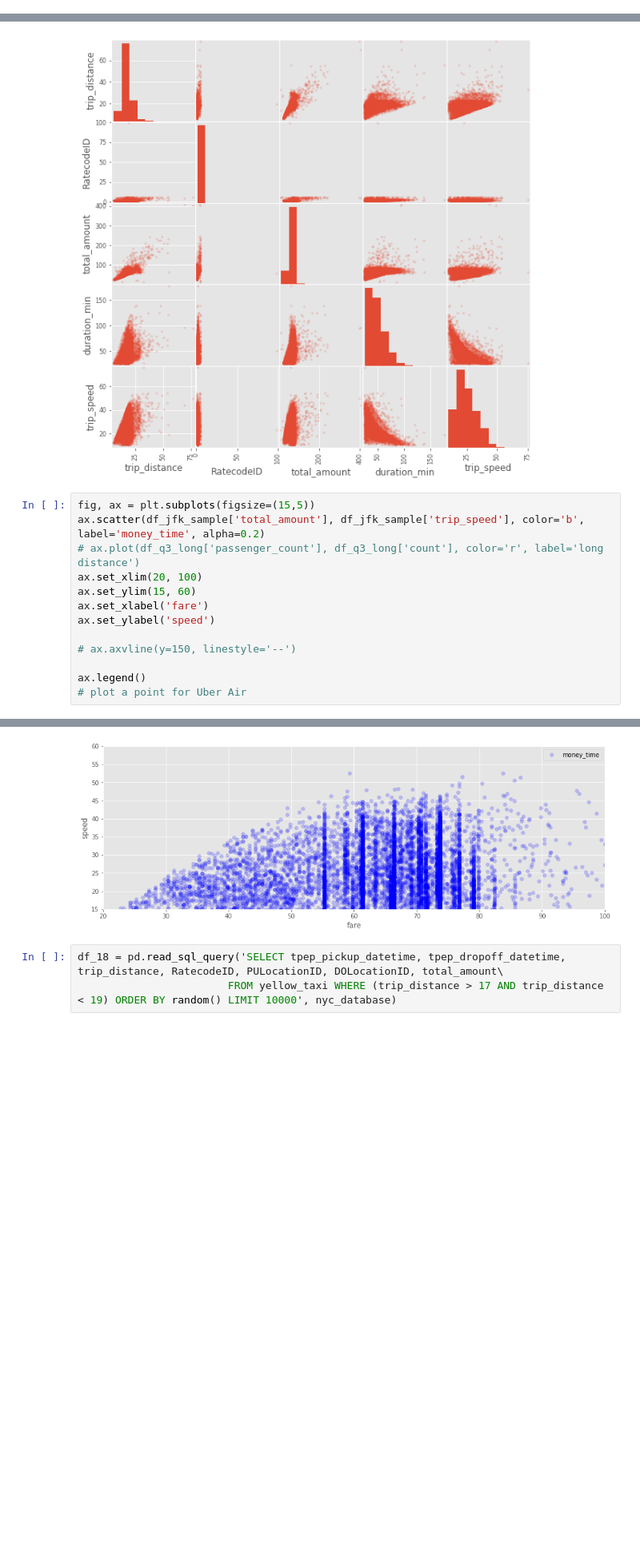
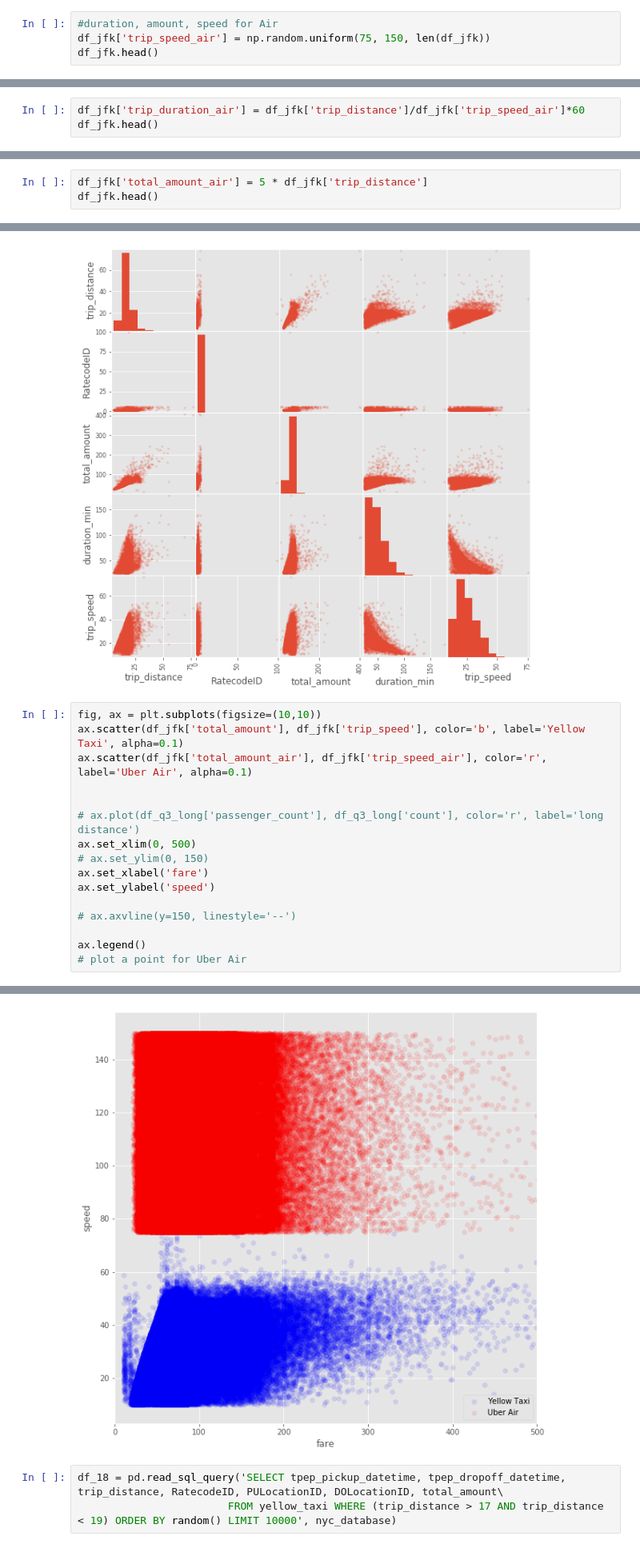
Before and after one commit to saehuh/Uber_Air__NYC, a Jupyter notebook: uber_air_nyc.ipynb, the cells around one changed output, grey strips where cells are left out. Shown at 80% size. Saved outputs shown, nothing was run; the diff lists cells and outputs as text; blank space fills up the shorter version.

```diff
--- a/uber_air_nyc.ipynb
+++ b/uber_air_nyc.ipynb
@@ -959,0 +1144,4 @@ df_jfk.describe()
+# %%
+#duration, amount, speed for Air
+df_jfk['trip_speed_air'] = np.random.uniform(75, 150, len(df_jfk))
+df_jfk.head()
@@ -959,0 +1155,3 @@ df_jfk.describe()
+# %%
+df_jfk['trip_duration_air'] = df_jfk['trip_distance']/df_jfk['trip_speed_air']*60
+df_jfk.head()
@@ -959,0 +1165,3 @@ df_jfk.describe()
+# %%
+df_jfk['total_amount_air'] = 5 * df_jfk['trip_distance']
+df_jfk.head()
@@ -1002,21 +1233,24 @@ array([[<matplotlib.axes._subplots.AxesSubplot object at 0x...>,
       dtype=object)
 [figure]
 # %%
-fig, ax = plt.subplots(figsize=(15,5))
-ax.scatter(df_jfk_sample['total_amount'], df_jfk_sample['trip_speed'], color='b', label='money_time', alpha=0.2)
+fig, ax = plt.subplots(figsize=(10,10))
+ax.scatter(df_jfk['total_amount'], df_jfk['trip_speed'], color='b', label='Yellow Taxi', alpha=0.1)
+ax.scatter(df_jfk['total_amount_air'], df_jfk['trip_speed_air'], color='r', label='Uber Air', alpha=0.1)
+
+
 # ax.plot(df_q3_long['passenger_count'], df_q3_long['count'], color='r', label='long distance')
-ax.set_xlim(20, 100)
-ax.set_ylim(15, 60)
+ax.set_xlim(0, 500)
+# ax.set_ylim(0, 150)
 ax.set_xlabel('fare')
 ax.set_ylabel('speed')
 
 # ax.axvline(y=150, linestyle='--')
 
 ax.legend()
 # plot a point for Uber Air
 # %% [output]
 <matplotlib.legend.Legend at 0x...>
-[figure, old version]
+[figure, new version]
 # %%
 df_18 = pd.read_sql_query('SELECT tpep_pickup_datetime, tpep_dropoff_datetime, trip_distance, RatecodeID, PULocationID, DOLocationID, total_amount\
                         FROM yellow_taxi WHERE (trip_distance > 17 AND trip_distance < 19) ORDER BY random() LIMIT 10000', nyc_database)
```
Also changed, not shown: parts of 87 cells of this notebook.
